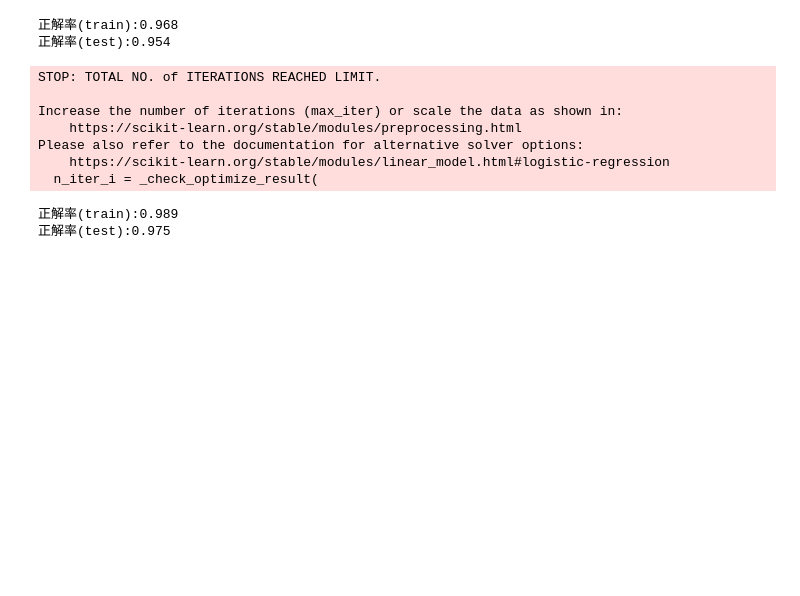
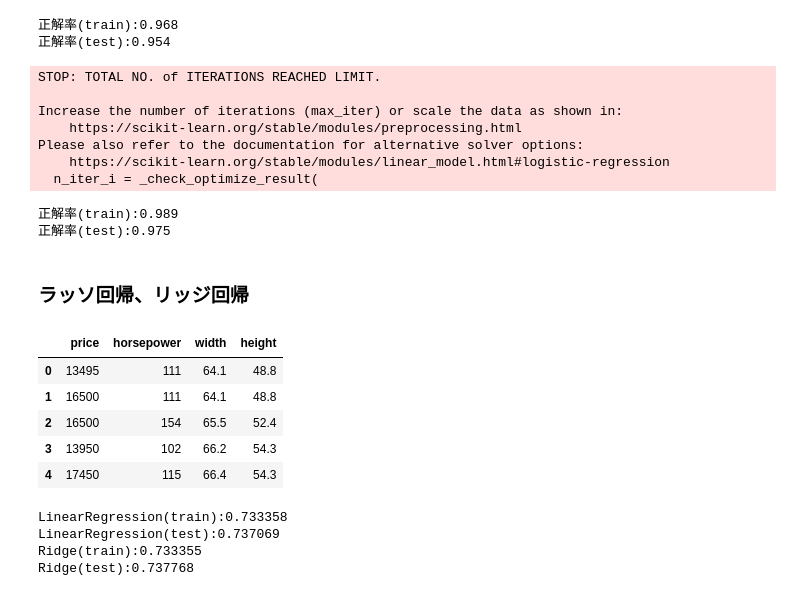
Before and after one commit to komiyama-21313/data_science_book1, a Jupyter notebook: chap8.ipynb, the cells around one changed output. Saved outputs shown, nothing was run; the diff lists cells and outputs as text; code cells hidden in the pictures; blank space fills up the shorter version.

Commit message:
ラッソ回帰、リッジ回帰、決定木

```diff
--- a/chap8.ipynb
+++ b/chap8.ipynb
@@ -304,3 +304,36 @@ print('正解率(test):{:.3f}'.format(model.score(X_test_std,y_test)))
 # %% [output]
 正解率(train):0.989
 正解率(test):0.975
+# %% [markdown]
+### ラッソ回帰、リッジ回帰
+# %%
+auto.head()
+# %% [output]
+|  | price | horsepower | width | height |
+| 0 | 13495 | 111 | 64.1 | 48.8 |
+| 1 | 16500 | 111 | 64.1 | 48.8 |
+| 2 | 16500 | 154 | 65.5 | 52.4 |
+| 3 | 13950 | 102 | 66.2 | 54.3 |
+| 4 | 17450 | 115 | 66.4 | 54.3 |
+# %%
+# リッジ回帰用のクラス
+from sklearn.linear_model import Ridge
+from sklearn.model_selection import train_test_split
+
+X = auto.drop('price',axis = 1)
+y = auto['price']
+
+X_train,X_test,y_train,y_test = train_test_split(X,y,test_size=0.5,random_state=0)
+
+linear = LinearRegression()
+ridge = Ridge(random_state = 0)
+
+for model in [linear , ridge]:
+    model.fit(X_train,y_train)
+    print('{}(train):{:.6f}'.format(model.__class__.__name__,model.score(X_train,y_train)))
+    print('{}(test):{:.6f}'.format(model.__class__.__name__,model.score(X_test,y_test)))
+# %% [output]
+LinearRegression(train):0.733358
+LinearRegression(test):0.737069
+Ridge(train):0.733355
+Ridge(test):0.737768
```
Also changed, not shown: parts of 10 cells of this notebook.
